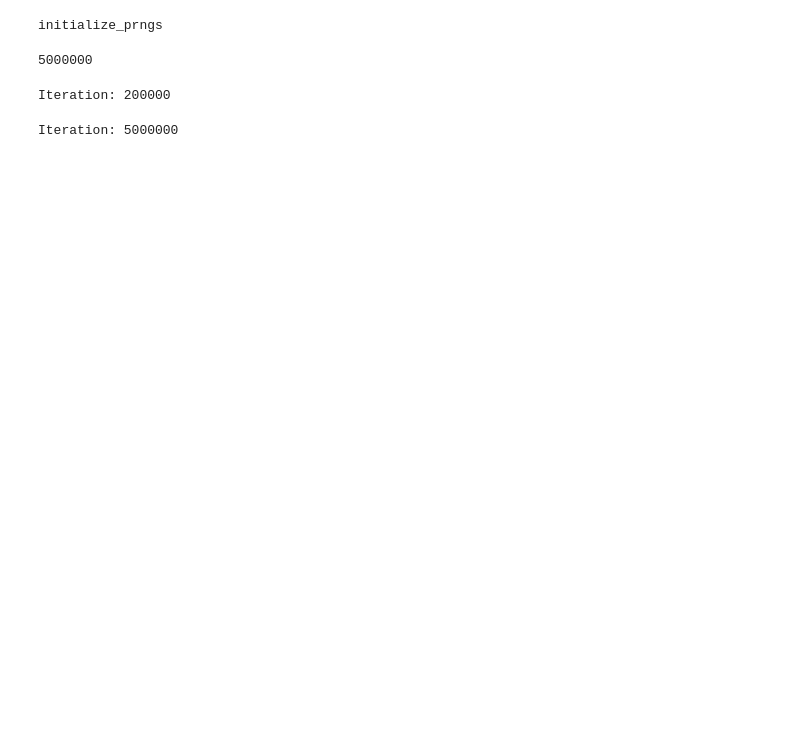
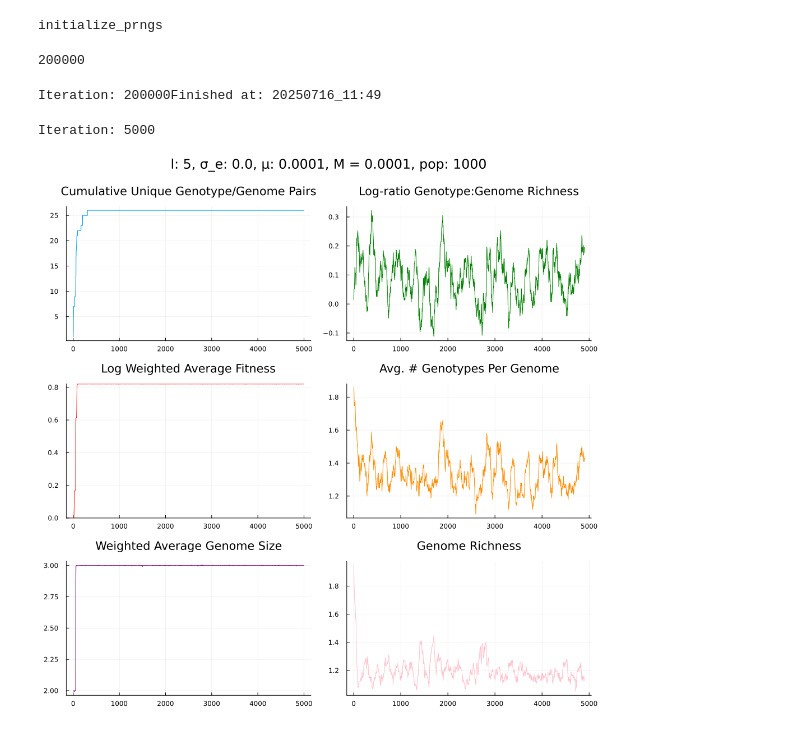
Before and after one commit to riinajh/expanding_landscapes, a Jupyter notebook: code/additive_landscape.ipynb, the cells around one changed output. Cells and saved outputs as stored; diff of their text form; code cells hidden in the pictures; blank space fills up the shorter version.

Commit message:
some more additive simulation

```diff
--- a/code/additive_landscape.ipynb
+++ b/code/additive_landscape.ipynb
@@ -15,24 +15,24 @@ include("Utils.jl")
 initialize_prngs
 # %%
 # Initializing our relevant arguments
-loci = 20 # since the bitwidth of the genome is 128, we can't actually model any arbitrary maximum genome bitsize. what we can do instead is enforce a maximum genome size (effectively, the bitwidth within a UInt128).
+loci = 5 # since the bitwidth of the genome is 128, we can't actually model any arbitrary maximum genome bitsize. what we can do instead is enforce a maximum genome size (effectively, the bitwidth within a UInt128).
 #init_active_loci = 3 # how many loci, out of the total number of loci in the landscape defined above, are unlocked at the start?
-max_init_genotype_bits = 3 # makes the initial genotype reproducible between resticted and unlocked landscapes of the same size. max size is the number of init active loci
+max_init_genotype_bits = 1 # makes the initial genotype reproducible between resticted and unlocked landscapes of the same size. max size is the number of init active loci
 # what the above lets us model is how the restrictedness of the landscape at initialization (init_active_loci) determines what peaks are reached. max_init_genotype_bits allows
 # us to control for the initial genotype when we change the number of unlocked loci at the start, otherwise we would just generate a different starting genotype (potentially one that wasn't available on the restricted landscape)
 total_population = 1000
 σ_epi::Float64 = 0 # standard deviation of the epistatic effects
 μ = (total_population^-1)/10 # Mutation rate of the genotypes with some genome. Claudia says than Nμ = 1 is a weird parameter regime, so we adjust it a bit lower
 M = μ#*10^-1 # rate of genome evolution. expansion/streamlining events happen an order of magnitude less, on average, than mutations
-simulation_length = 5000000
+simulation_length = 200000
 # %% [output]
-5000000
+200000
 # %%
-final_genome_sizes = DataFrame(Init_active = Int[], Replicate = Int[], Final_size = Int[], Pos_effects = Int[])
+final_genome_sizes = DataFrame(Init_active = Int[], Max_size = Int[], Replicate = Int[], Final_size = Int[], Pos_effects = Int[])
 runtime = Dates.format(now(), "yyyymmdd_HH:MM")
 for i in 100:133
     print("\r$i")
-    for init_active_loci in (3, 10, 19)
+    for init_active_loci in (1, 3, 5)
         try
             rng_default, rng_additive, rng_init_genotype, rng_init_genome, rng_mutation = initialize_prngs(additive_seed = i)
             additive_effects = generate_additive_effects(rng_additive, 128)#zeros(128) # we will always need to generate the full range of additive effects (128 bit)
@@ -40,7 +40,7 @@ for i in 100:133
             #generate_plots(df_genotypes)
             sweeps = process_data(df_genotypes, μ, M, additive_effects, σ_epi)[7] # assigns only the data from the selective sweep dataframe
             if nrow(sweeps) > 0
-                push!(final_genome_sizes, (init_active_loci, i, sum(digits(sweeps[!,:Genome][end], base = 2)), Int(sum(heaviside.(additive_effects[128-loci:end]))))) # genome size of major genotype at end of simulation
+                push!(final_genome_sizes, (init_active_loci, loci, i, sum(digits(sweeps[!,:Genome][end], base = 2)), Int(sum(heaviside.(additive_effects[129-loci:end]))))) # genome size of major genotype at end of simulation
                 CSV.write("output/additive_landscape_$(runtime).csv", final_genome_sizes)
             else
                 NaN
@@ -55,13 +55,14 @@ end
 
 println("Finished at: ", Dates.format(now(), "yyyymmdd_HH:MM"))
 # %% [output]
-Iteration: 200000
+Iteration: 200000Finished at: 20250716_11:49
 # %%
-i = 113
-init_active_loci = 3
+i = 102
+init_active_loci = 2
 rng_default, rng_additive, rng_init_genotype, rng_init_genome, rng_mutation = initialize_prngs(additive_seed = i)
 additive_effects = generate_additive_effects(rng_additive, 128)#zeros(128) # we will always need to generate the full range of additive effects (128 bit)
 df_genotypes = simulate(loci, init_active_loci, max_init_genotype_bits, total_population, σ_epi, μ, M, simulation_length, rng_init_genome, rng_init_genotype, rng_default, rng_mutation, additive_effects)
 generate_plots(df_genotypes, μ, M, additive_effects, σ_epi)
 # %% [output]
-Iteration: 5000000
+Iteration: 5000
+[figure, added]
```
Also changed, not shown: parts of 1 cell of this notebook.
